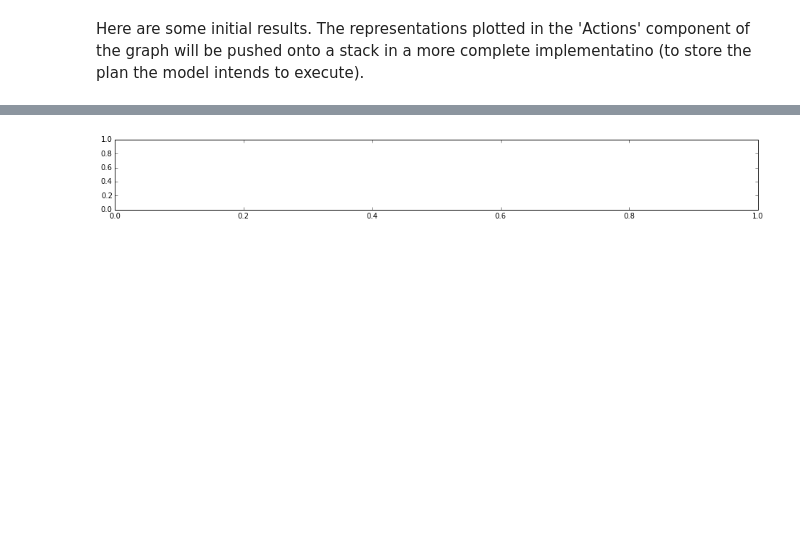
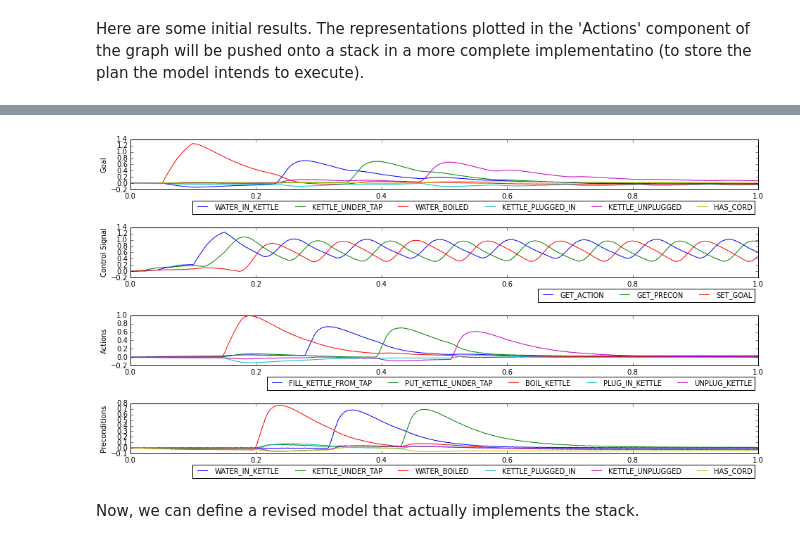
Before and after one commit to pblouw/action-planning, a Jupyter notebook: ActionPlanner.ipynb, the cells around one changed output, grey strips where cells are left out. Cells and saved outputs as stored; diff of their text form; code cells hidden in the pictures; blank space fills up the shorter version.

Commit message:
Initial work combining stack and action inference

```diff
--- a/ActionPlanner.ipynb
+++ b/ActionPlanner.ipynb
@@ -28,47 +36,46 @@ precons = ['KETTLE_UNDER_TAP','KETTLE_UNPLUGGED','WATER_IN_KETTLE','HAS_CORD']
 # %%
 def plot_results(sim):
     fig = plt.figure(figsize=(16,8))
-    NUM_COLORS = 15
-    cm = plt.get_cmap('nipy_spectral')
 
     p1 = fig.add_subplot(4,1,1)
     p1.plot(sim.trange(), model.similarity(sim.data, goal_probe))
+    p1.legend(model.get_output_vocab('goal').keys, fontsize='medium', bbox_to_anchor=(1, -0.15), ncol=6)
     p1.set_ylabel('Goal')
 
     p2 = fig.add_subplot(4,1,2)
     p2.plot(sim.trange(), model.similarity(sim.data, plan_probe))
-    p2.legend(model.get_output_vocab('ctrl_sig').keys, fontsize='medium')
+    p2.legend(model.get_output_vocab('ctrl_sig').keys, fontsize='medium', bbox_to_anchor=(1, -0.15), ncol=6)
     p2.set_ylabel('Control Signal')
 
     p3 = fig.add_subplot(4,1,3)
     p3.plot(sim.trange(), model.similarity(sim.data, action_probe))
+    p3.legend(model.get_output_vocab('action').keys, fontsize='medium', bbox_to_anchor=(1, -0.15), ncol=6)
     p3.set_ylabel('Actions')
 
     p4 = fig.add_subplot(4,1,4)
     p4.plot(sim.trange(), model.similarity(sim.data, precon_probe))
-    p4.legend(model.get_output_vocab('goal').keys, fontsize='medium', bbox_to_anchor=(1, -0.2), ncol=6)
-    p4.set_color_cycle([cm(1.*i/NUM_COLORS) for i in range(NUM_COLORS)])
+    p4.legend(model.get_output_vocab('goal').keys, fontsize='medium', bbox_to_anchor=(1, -0.15), ncol=6)
     p4.set_ylabel('Preconditions')
 
-    fig.subplots_adjust(hspace=0.2)
+    fig.subplots_adjust(hspace=0.75)
     plt.show()
 # %% [markdown]
 Now we can define a nengo model that implements the planning. To start, we'll just implement a model that generates a sequence of subgoals given an overall goal, by iteratively inferring the preconditions of the actions that bring about the most recent subgoal in the sequence.
 # %%
-with model:
+with spa.SPA(label='Effect Cleanup Test') as model:
 
     # Generate sequence of goals to push to stack
     model.ctrl_sig = spa.Memory(dimensions=D, vocab=cycle_vocab, synapse=0.01, tau=0.06)
-    model.goal = spa.Memory(dimensions=D, vocab=vocab, synapse=0.01, tau=0.05)
-    model.action = spa.Memory(dimensions=D, vocab=vocab, synapse=0.01, tau=0.05)
-    model.precon = spa.Memory(dimensions=D, vocab=vocab, synapse=0.01, tau=0.05)
+    model.goal = spa.Memory(dimensions=D, vocab=effect_vocab, synapse=0.01, tau=0.05)
+    model.action = spa.Memory(dimensions=D, vocab=action_vocab, synapse=0.01, tau=0.05)
+    model.precon = spa.Memory(dimensions=D, vocab=precon_vocab, synapse=0.01, tau=0.05)
 
-    model.action_to_precon = spa.AssociativeMemory(input_vocab=vocab, output_vocab=vocab,
-                                                 input_keys=actions[:4], output_keys=precons,
+    model.action_to_precon = spa.AssociativeMemory(input_vocab=action_vocab, output_vocab=precon_vocab,
+                                                 input_keys=action_set[:4], output_keys=precons,
                                                  threshold=0.3)
 
-    model.goal_to_action = spa.AssociativeMemory(input_vocab=vocab, output_vocab=vocab,
-                                                   input_keys=effects, output_keys=actions,
+    model.goal_to_action = spa.AssociativeMemory(input_vocab=effect_vocab, output_vocab=action_vocab,
+                                                   input_keys=effects, output_keys=action_set,
                                                    threshold=0.3)
 
     actions = spa.Actions(
@@ -102,6 +109,7 @@ sim = nengo.Simulator(model)
 # %% [markdown]
 Here are some initial results. The representations plotted in the 'Actions' component of the graph will be pushed onto a stack in a more complete implementatino (to store the plan the model intends to execute).
 # %%
+sim.reset()
 sim.run(1)
 plot_results(sim)
 # %% [output]
@@ -109 +117,3 @@ ValueError: shapes (1,0) and (128,11) not aligned: 0 (dim 1) != 128 (dim 0)
-[figure, old version]
+[figure, new version]
+# %% [markdown]
+Now, we can define a revised model that actually implements the stack.
```
Also changed, not shown: parts of 5 cells of this notebook.
